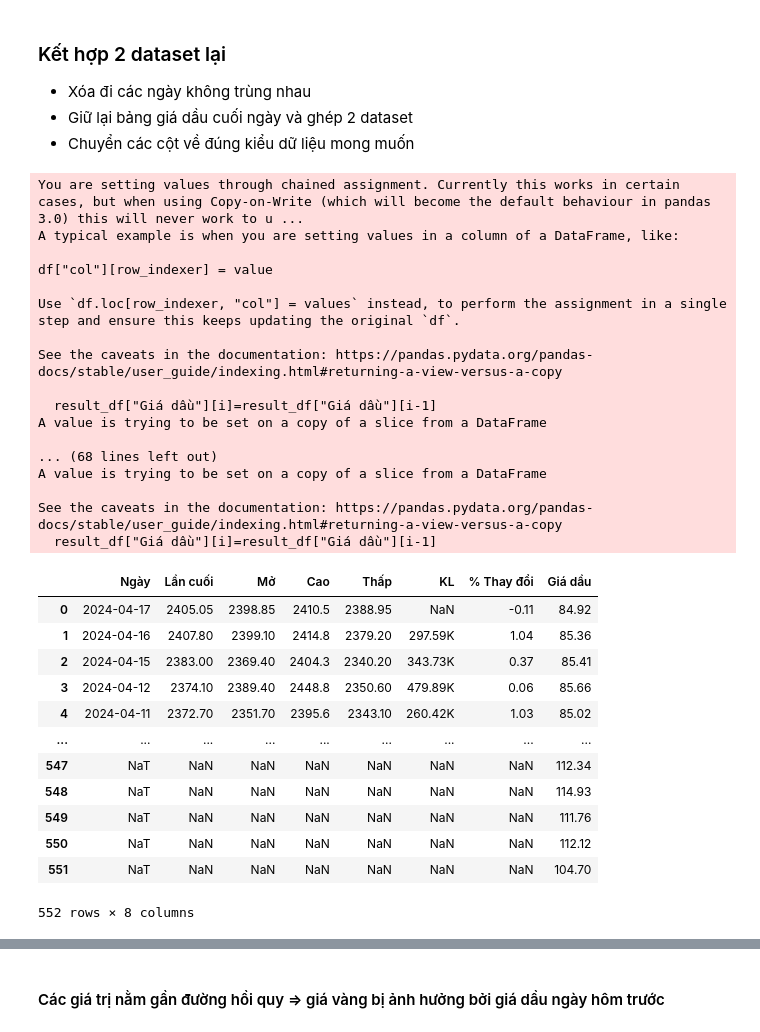
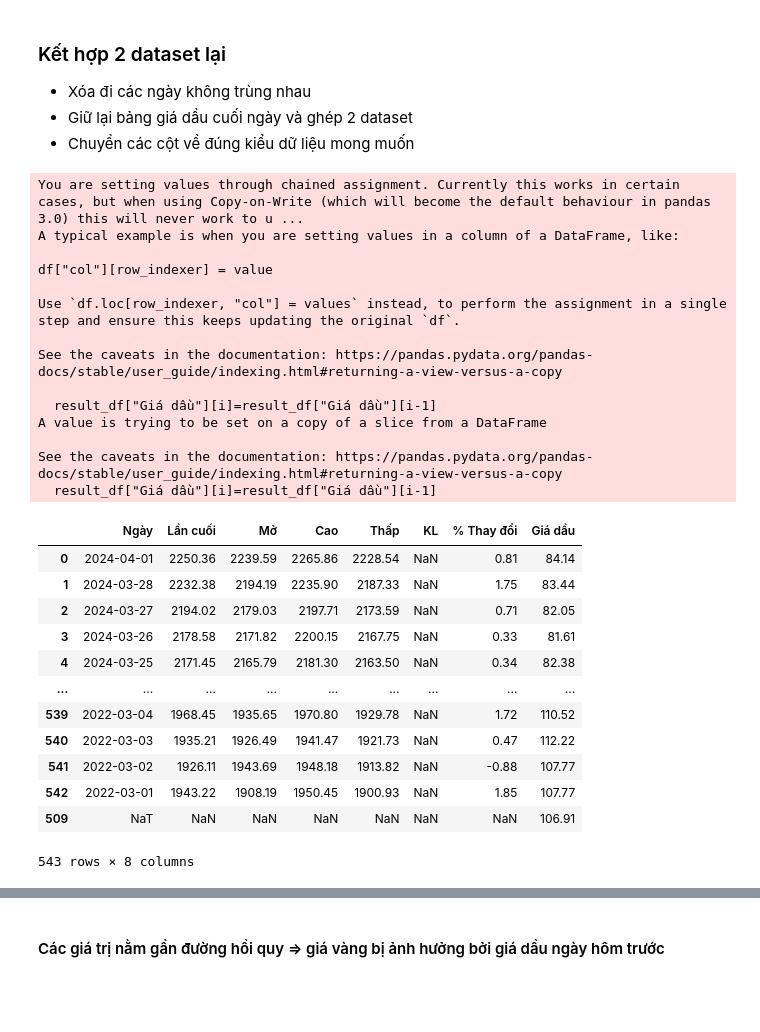
Before and after one commit to ngduylonggg/goldprice_predict, a Jupyter notebook: goldprice_prediction.ipynb, the cells around one changed output, grey strips where cells are left out. Cells and saved outputs as stored; diff of their text form; code cells hidden in the pictures; blank space fills up the shorter version.

```diff
--- a/goldprice_prediction.ipynb
+++ b/goldprice_prediction.ipynb
@@ -21,50 +21,48 @@ result_df1 = df1[df1['Ngày'].isin(merged_df['Ngày'])]
 columns_to_drop = ["Ngày", "Mở", "Cao", "Thấp", "KL","% Thay đổi"]
 df2 = df2.rename(columns={"Lần cuối" : "Giá dầu"})
 result_df2 = df2[df2['Ngày'].isin(merged_df['Ngày'])].drop(columns=columns_to_drop ,axis=1)
+result_df2 = result_df2.reset_index(drop=True)
 result_df = pd.concat([result_df1,result_df2], axis=1)
 result_df["Lần cuối"] = result_df["Lần cuối"].astype(str).str.replace(",","").astype(float)
 # Nếu giá dầu bằng NaN thì lấy dữ liệu ngày trước đó
-for i in range (0,len(result_df["Giá dầu"])):
+for i in range (0,len(result_df["Lần cuối"])):
     if (np.isnan(result_df["Giá dầu"][i])==True):
         result_df["Giá dầu"][i]=result_df["Giá dầu"][i-1]
 # Chuyển cột Ngày sang kiểu DateTime
 result_df["Ngày"] = pd.to_datetime(result_df["Ngày"],format='%d/%m/%Y')
 result_df["Mở"] = result_df["Mở"].astype(str).str.replace(",","").astype(float)
 result_df["Cao"] = result_df["Cao"].astype(str).str.replace(",","").astype(float)
 result_df["Thấp"] = result_df["Thấp"].astype(str).str.replace(",","").astype(float)
 result_df["% Thay đổi"] = result_df["% Thay đổi"].astype(str).str.replace("%","").astype(float)
 result_df
 # %% [output]
 You are setting values through chained assignment. Currently this works in certain cases, but when using Copy-on-Write (which will become the default behaviour in pandas 3.0) this will never work to u ...
 A typical example is when you are setting values in a column of a DataFrame, like:
 
 df["col"][row_indexer] = value
 
 Use `df.loc[row_indexer, "col"] = values` instead, to perform the assignment in a single step and ensure this keeps updating the original `df`.
 
 See the caveats in the documentation: https://pandas.pydata.org/pandas-docs/stable/user_guide/indexing.html#returning-a-view-versus-a-copy
 
   result_df["Giá dầu"][i]=result_df["Giá dầu"][i-1]
 A value is trying to be set on a copy of a slice from a DataFrame
 
-... (68 lines left out)
-A value is trying to be set on a copy of a slice from a DataFrame
-
 See the caveats in the documentation: https://pandas.pydata.org/pandas-docs/stable/user_guide/indexing.html#returning-a-view-versus-a-copy
   result_df["Giá dầu"][i]=result_df["Giá dầu"][i-1]
 |  | Ngày | Lần cuối | Mở | Cao | Thấp | KL | % Thay đổi | Giá dầu |
-| 0 | 2024-04-17 | 2405.05 | 2398.85 | 2410.5 | 2388.95 | NaN | -0.11 | 84.92 |
-| 1 | 2024-04-16 | 2407.80 | 2399.10 | 2414.8 | 2379.20 | 297.59K | 1.04 | 85.36 |
-| 2 | 2024-04-15 | 2383.00 | 2369.40 | 2404.3 | 2340.20 | 343.73K | 0.37 | 85.41 |
-| 3 | 2024-04-12 | 2374.10 | 2389.40 | 2448.8 | 2350.60 | 479.89K | 0.06 | 85.66 |
-| 4 | 2024-04-11 | 2372.70 | 2351.70 | 2395.6 | 2343.10 | 260.42K | 1.03 | 85.02 |
+| 0 | 2024-04-01 | 2250.36 | 2239.59 | 2265.86 | 2228.54 | NaN | 0.81 | 84.14 |
+| 1 | 2024-03-28 | 2232.38 | 2194.19 | 2235.90 | 2187.33 | NaN | 1.75 | 83.44 |
+| 2 | 2024-03-27 | 2194.02 | 2179.03 | 2197.71 | 2173.59 | NaN | 0.71 | 82.05 |
+| 3 | 2024-03-26 | 2178.58 | 2171.82 | 2200.15 | 2167.75 | NaN | 0.33 | 81.61 |
+| 4 | 2024-03-25 | 2171.45 | 2165.79 | 2181.30 | 2163.50 | NaN | 0.34 | 82.38 |
 | ... | ... | ... | ... | ... | ... | ... | ... | ... |
-| 547 | NaT | NaN | NaN | NaN | NaN | NaN | NaN | 112.34 |
-| 548 | NaT | NaN | NaN | NaN | NaN | NaN | NaN | 114.93 |
-| 549 | NaT | NaN | NaN | NaN | NaN | NaN | NaN | 111.76 |
-| 550 | NaT | NaN | NaN | NaN | NaN | NaN | NaN | 112.12 |
-| 551 | NaT | NaN | NaN | NaN | NaN | NaN | NaN | 104.70 |
+| 539 | 2022-03-04 | 1968.45 | 1935.65 | 1970.80 | 1929.78 | NaN | 1.72 | 110.52 |
+| 540 | 2022-03-03 | 1935.21 | 1926.49 | 1941.47 | 1921.73 | NaN | 0.47 | 112.22 |
+| 541 | 2022-03-02 | 1926.11 | 1943.69 | 1948.18 | 1913.82 | NaN | -0.88 | 107.77 |
+| 542 | 2022-03-01 | 1943.22 | 1908.19 | 1950.45 | 1900.93 | NaN | 1.85 | 107.77 |
+| 509 | NaT | NaN | NaN | NaN | NaN | NaN | NaN | 106.91 |
-552 rows × 8 columns
+543 rows × 8 columns
 # %%
 # Quan sát sự ảnh hưởng giá vàng bởi giá dầu ngày hôm trước
 a = result_df[["Lần cuối"]].head(100).astype(float)
```
Also changed, not shown: parts of 2 cells of this notebook, 2 other files.
